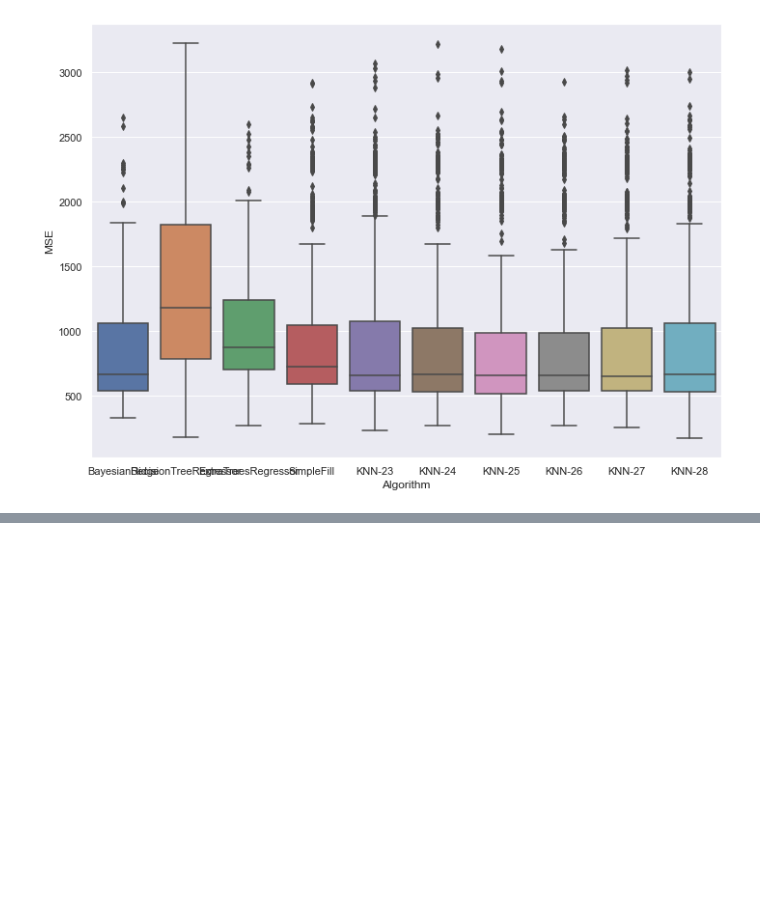
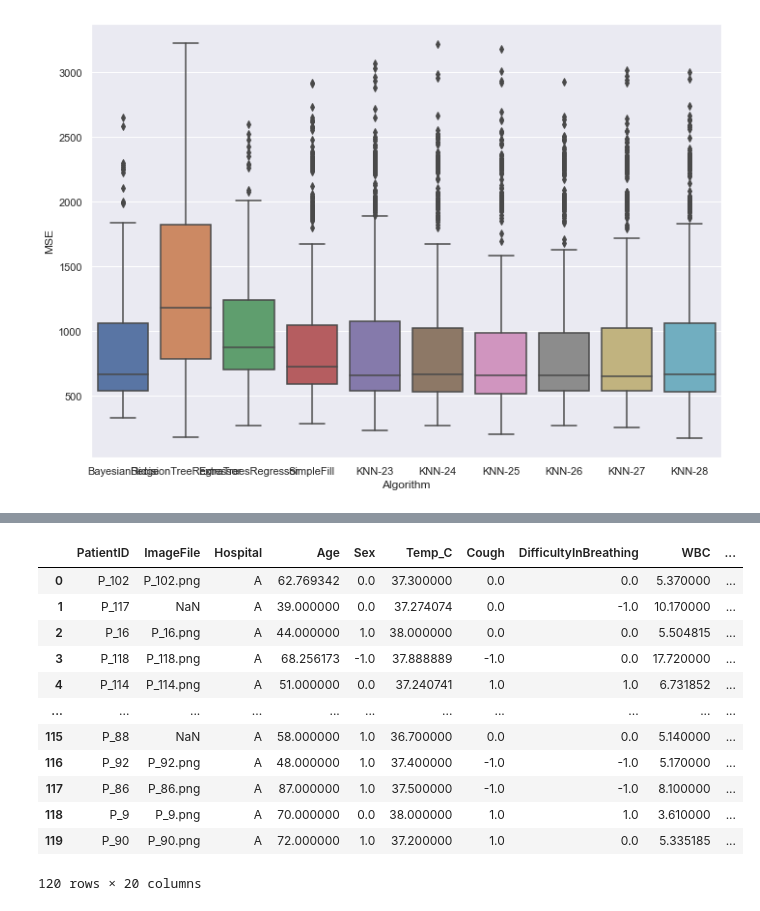
Before and after one commit to maxxxzdn/covid_challenge, a Jupyter notebook: Generate Missing Data.ipynb, the cells around one changed output, grey strips where cells are left out. Saved outputs shown, nothing was run; the diff lists cells and outputs as text; code cells hidden in the pictures; blank space fills up the shorter version.

```diff
--- a/Generate Missing Data.ipynb
+++ b/Generate Missing Data.ipynb
@@ -283,0 +343,2 @@ plot(dict(list(iterativeBenchmarkResults.items()) + list(benchmarkResults.items(
+# %%
+filled_test_bad = pd.DataFrame(bad_imputer.transform(test_bad_columns), columns=train_bad_columns.columns)
@@ -283,0 +384,19 @@ plot(dict(list(iterativeBenchmarkResults.items()) + list(benchmarkResults.items(
+# %%
+filled_final = pd.concat([filled_test_good, filled_test_bad, test[['Prognosis', 'PatientID', 'ImageFile', 'Hospital']]], axis=1)
+filled_final = filled_final[list(test.columns)]
+# %%
+filled_final
+# %% [output]
+|  | PatientID | ImageFile | Hospital | Age | Sex | Temp_C | Cough | DifficultyInBreathing | WBC | ... |
+| 0 | P_102 | P_102.png | A | 62.769342 | 0.0 | 37.300000 | 0.0 | 0.0 | 5.370000 | ... |
+| 1 | P_117 | NaN | A | 39.000000 | 0.0 | 37.274074 | 0.0 | -1.0 | 10.170000 | ... |
+| 2 | P_16 | P_16.png | A | 44.000000 | 1.0 | 38.000000 | 0.0 | 0.0 | 5.504815 | ... |
+| 3 | P_118 | P_118.png | A | 68.256173 | -1.0 | 37.888889 | -1.0 | 0.0 | 17.720000 | ... |
+| 4 | P_114 | P_114.png | A | 51.000000 | 0.0 | 37.240741 | 1.0 | 1.0 | 6.731852 | ... |
+| ... | ... | ... | ... | ... | ... | ... | ... | ... | ... | ... |
+| 115 | P_88 | NaN | A | 58.000000 | 1.0 | 36.700000 | 0.0 | 0.0 | 5.140000 | ... |
+| 116 | P_92 | P_92.png | A | 48.000000 | 1.0 | 37.400000 | -1.0 | -1.0 | 5.170000 | ... |
+| 117 | P_86 | P_86.png | A | 87.000000 | 1.0 | 37.500000 | -1.0 | -1.0 | 8.100000 | ... |
+| 118 | P_9 | P_9.png | A | 70.000000 | 0.0 | 38.000000 | 1.0 | 1.0 | 3.610000 | ... |
+| 119 | P_90 | P_90.png | A | 72.000000 | 1.0 | 37.200000 | 1.0 | 0.0 | 5.335185 | ... |
+120 rows × 20 columns
```
Also changed, not shown: parts of 13 cells of this notebook, 1 other file.
